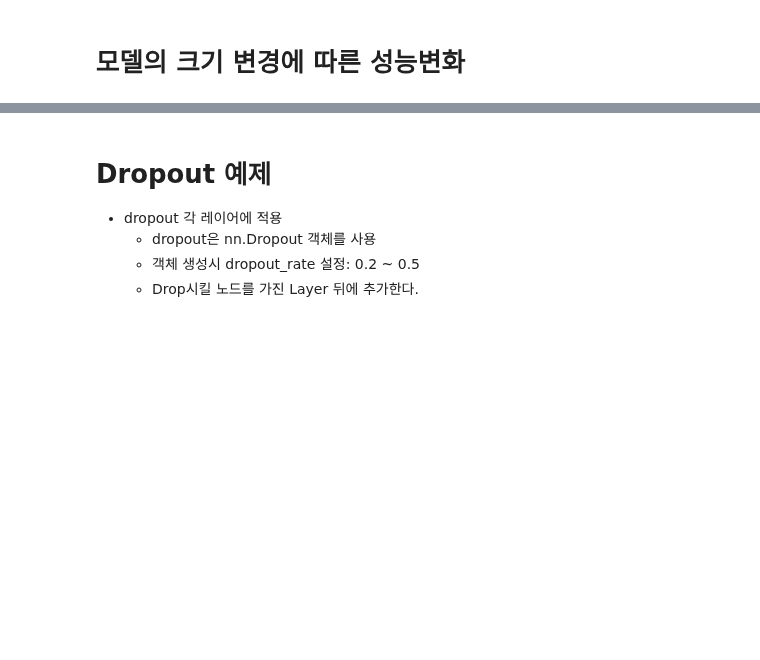
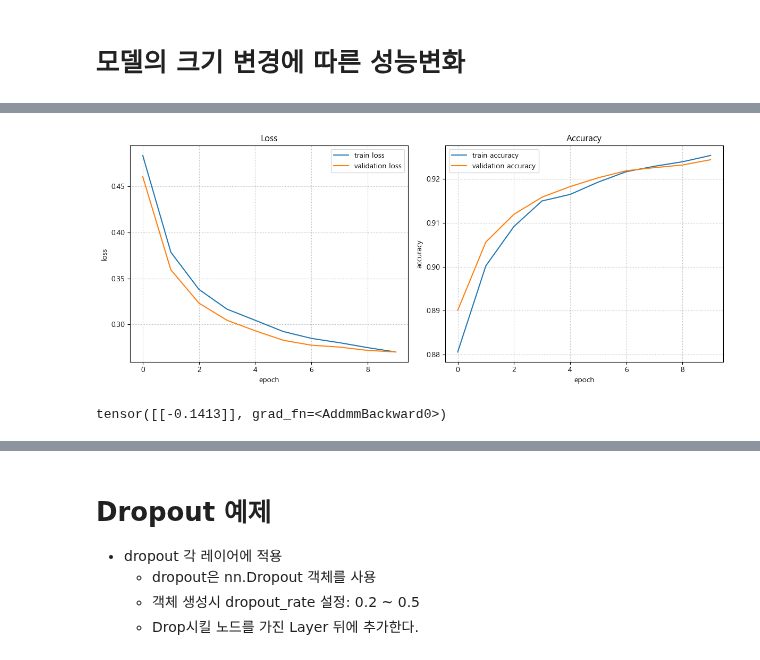
Before and after one commit to LeeJUHO127/DA-35, a Jupyter notebook: 08_deeplearning_pytorch/08_2_딥러닝모델_성능개선_예제.ipynb, the cells around one changed output, grey strips where cells are left out. Cells and saved outputs as stored; diff of their text form; code cells hidden in the pictures; blank space fills up the shorter version.

```diff
--- a/08_deeplearning_pytorch/08_2_딥러닝모델_성능개선_예제.ipynb
+++ b/08_deeplearning_pytorch/08_2_딥러닝모델_성능개선_예제.ipynb
@@ -241,2 +328,18 @@ def load_fashion_mnist_dataset(root_path, batch_size, is_train=True):
 # %% [markdown]
 # 모델의 크기 변경에 따른 성능변화
+# %%
+# 모델정의
+class SmallModel(nn.Module):
+
+    def __init__(self):
+        super().__init__()
+        self.lr = nn.Linear(784, 10)   # 784(1*28*28) -> 10(class개수)
+
+    def forward(self, X):
+        out = nn.Flatten()(X)  # N x 1 x 28 x 28 -> N x 784
+        out = self.lr(out)
+        return out
+# %%
+# 모델 생성
+small_model = SmallModel()
+summary(small_model,  (batch_size, 1, 28, 28))
@@ -242,0 +363,24 @@ def load_fashion_mnist_dataset(root_path, batch_size, is_train=True):
+# %%
+loss_fn = nn.CrossEntropyLoss() # 다중분류 Loss: pred-LogSoftmax() , y-OneHotEncoding
+optimizer = torch.optim.Adam(small_model.parameters(), lr=lr)
+# %%
+# LR Scheduler 추가
+lr_scheduler = torch.optim.lr_scheduler.CosineAnnealingWarmRestarts(
+    optimizer,
+    T_0=10,
+    T_mult=2,
+    eta_min=1e-5,
+    verbose=True # LR 변경할 때마다 log출력
+)
+
+train_loss_list, train_acc_list, valid_loss_list, valid_acc_list = fit(
+    train_loader, test_loader, # 학습, 검증 데이터셋
+    small_model, loss_fn, optimizer, # 학습에 필요한 세개 객체(모델, loss함수, 옵티마이저)
+    10, # 에폭수.
+    save_best_model=True,
+    save_model_path="saved_models/small_model.pth",
+    patience=5,
+    device=device,
+    mode="multi",
+    lr_scheduler=lr_scheduler
+)
@@ -242,0 +405,18 @@ def load_fashion_mnist_dataset(root_path, batch_size, is_train=True):
+# %%
+plot_fit_result(train_loss_list, train_acc_list, valid_loss_list, valid_acc_list)
+# %% [output]
+[figure, added]
+# %%
+#  Layer함수들을 묶어서 Layer block으로 만들 때 사용. (순차적으로 실행되는 모델을 간단하게 구현할 때도 사용.)
+a = nn.Sequential(
+    nn.Linear(1,2), nn.ReLU(), nn.Linear(2, 1)
+)
+x = torch.ones(1, 1, dtype=torch.float32)
+y_hat = a(x)
+y_hat
+
+o = self.lr1(x)
+o = self.relu(o)
+o = self.lr2(o)
+# %% [output]
+tensor([[-0.1413]], grad_fn=<AddmmBackward0>)
```
Also changed, not shown: parts of 43 cells of this notebook, 7 other files.
